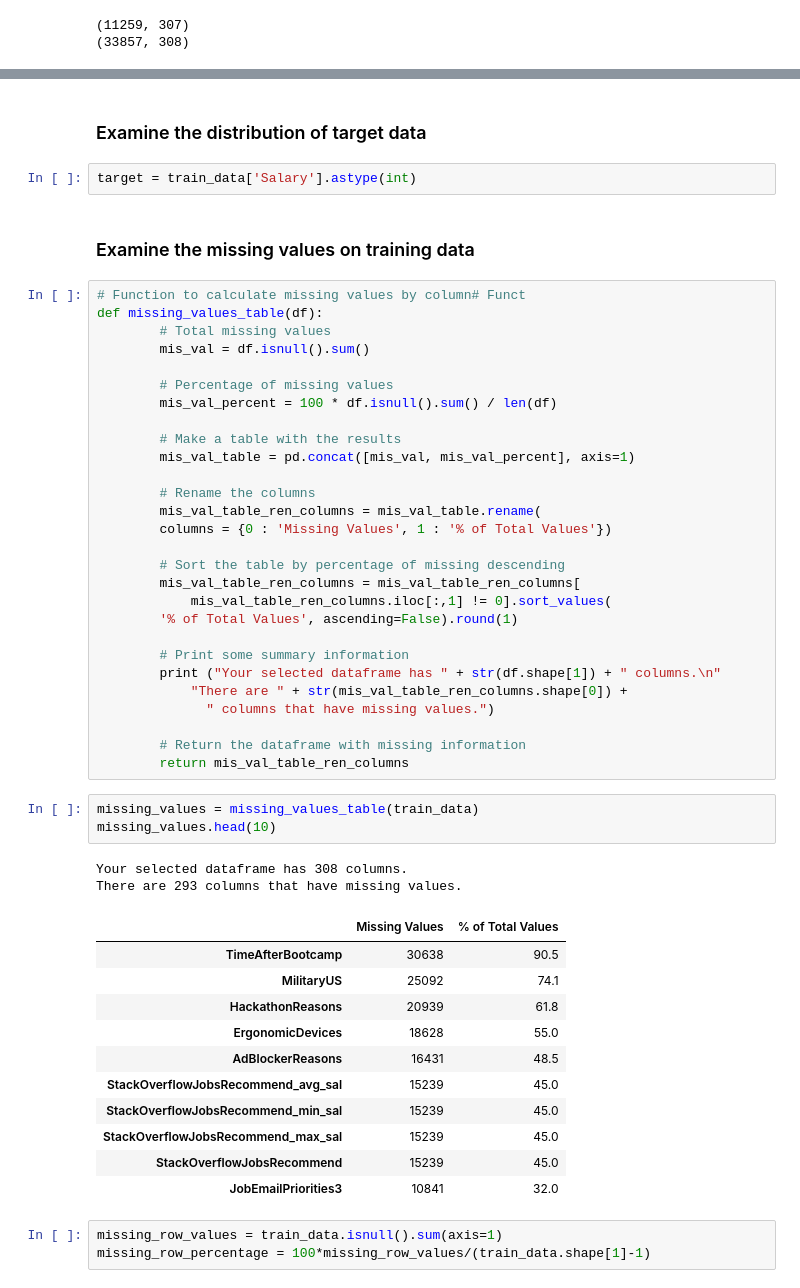
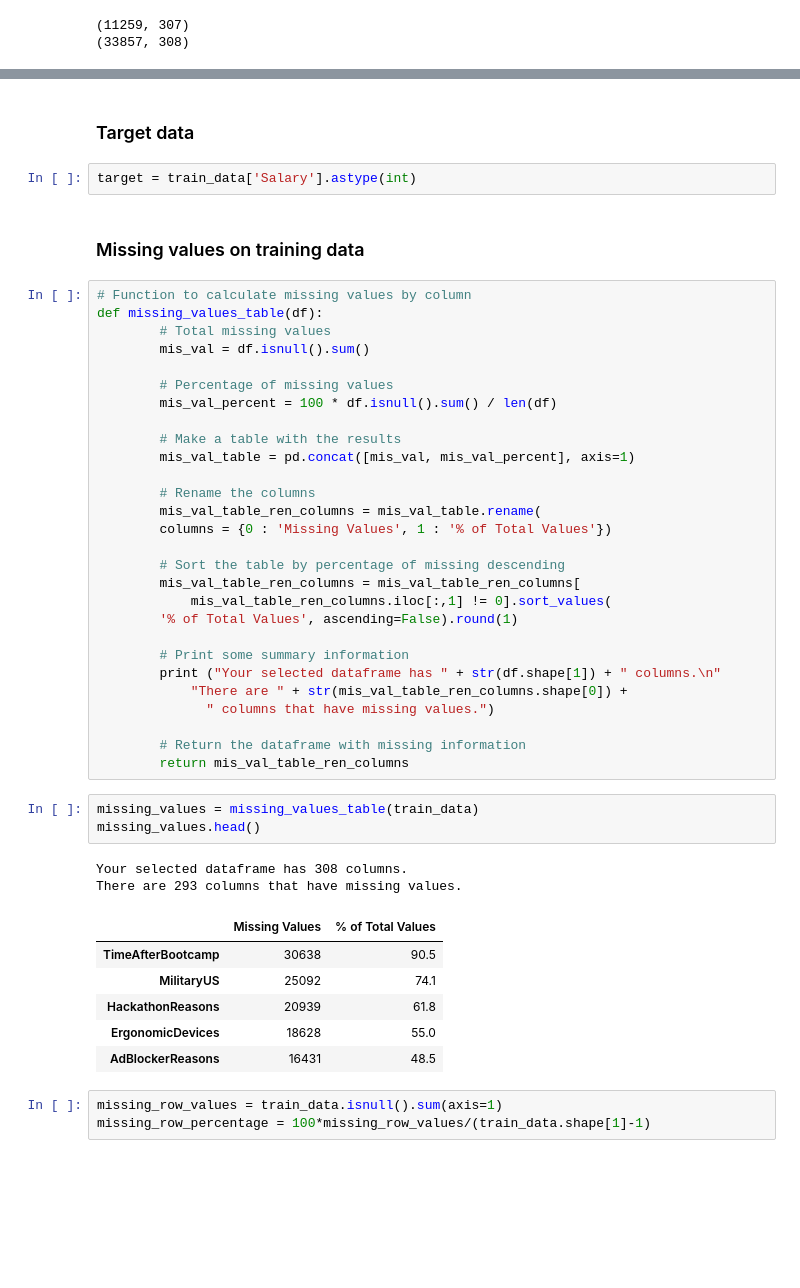
Before and after one commit to QuyNguyenALC/LIGHTGBM-Top3-Quevico-AI-Competitions_Salary-Prediction, a Jupyter notebook: Quevico-AI-Competitions_Salary Prediction.ipynb, the cells around one changed output, grey strips where cells are left out. Drawn from its saved outputs; the diff is of its cells as text; blank space fills up the shorter version.

```diff
--- a/Quevico-AI-Competitions_Salary Prediction.ipynb
+++ b/Quevico-AI-Competitions_Salary Prediction.ipynb
@@ -349,11 +317,11 @@ test_data.head()
-# %% [markdown]
-### Examine the distribution of target data
+# %% [markdown]
+### Target data
 # %%
 target = train_data['Salary'].astype(int)
 # %% [markdown]
-### Examine the missing values on training data
+### Missing values on training data
 # %%
-# Function to calculate missing values by column# Funct
+# Function to calculate missing values by column
 def missing_values_table(df):
         # Total missing values
         mis_val = df.isnull().sum()
@@ -382,21 +350,16 @@ def missing_values_table(df):
         return mis_val_table_ren_columns
 # %%
 missing_values = missing_values_table(train_data)
-missing_values.head(10)
+missing_values.head()
 # %% [output]
 Your selected dataframe has 308 columns.
 There are 293 columns that have missing values.
 |  | Missing Values | % of Total Values |
 | TimeAfterBootcamp | 30638 | 90.5 |
 | MilitaryUS | 25092 | 74.1 |
 | HackathonReasons | 20939 | 61.8 |
 | ErgonomicDevices | 18628 | 55.0 |
 | AdBlockerReasons | 16431 | 48.5 |
-| StackOverflowJobsRecommend_avg_sal | 15239 | 45.0 |
-| StackOverflowJobsRecommend_min_sal | 15239 | 45.0 |
-| StackOverflowJobsRecommend_max_sal | 15239 | 45.0 |
-| StackOverflowJobsRecommend | 15239 | 45.0 |
-| JobEmailPriorities3 | 10841 | 32.0 |
 # %%
 missing_row_values = train_data.isnull().sum(axis=1)
 missing_row_percentage = 100*missing_row_values/(train_data.shape[1]-1)
```
Also changed, not shown: parts of 35 cells of this notebook, 1 other file.
